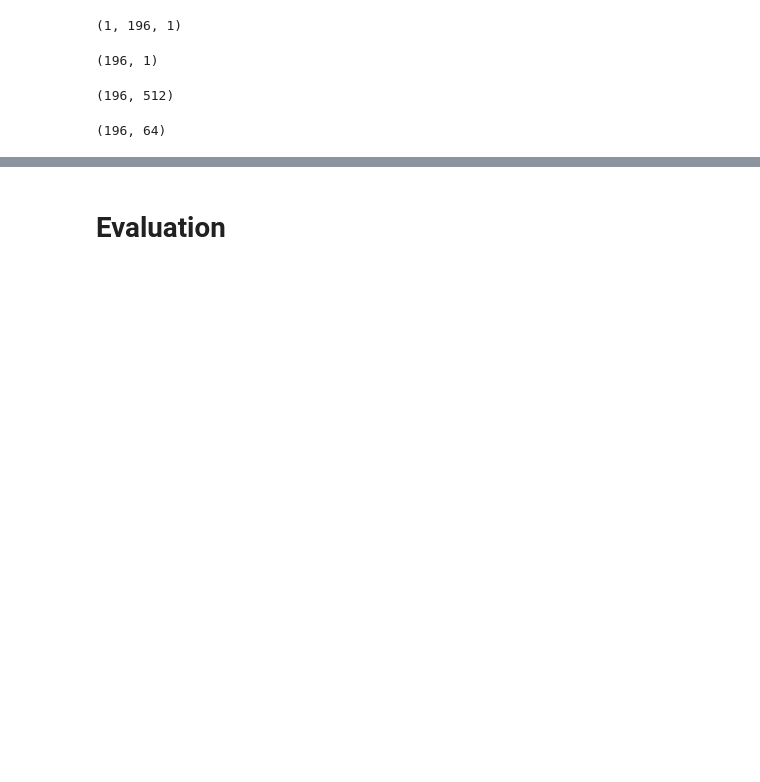
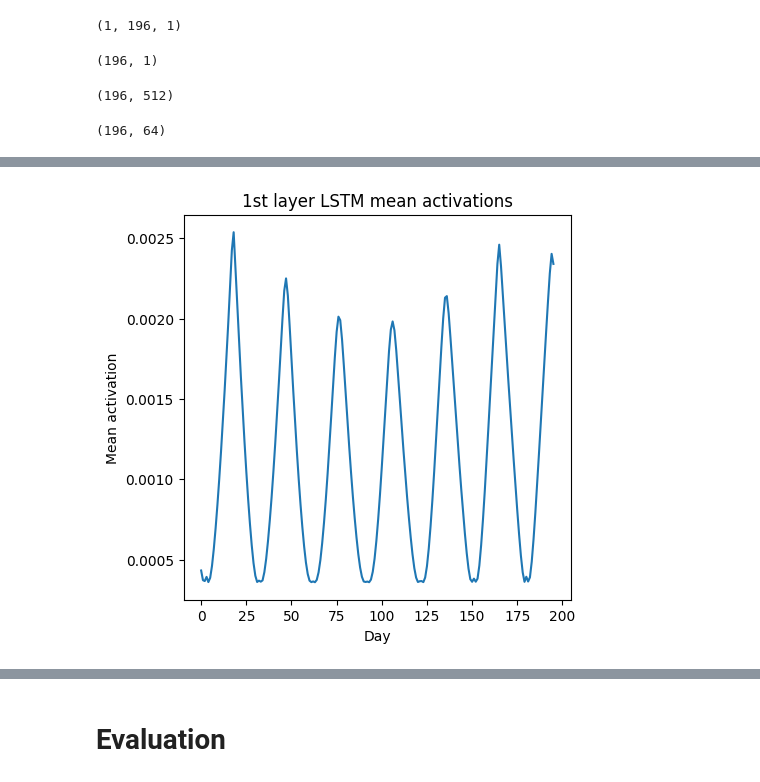
Before and after one commit to artu134/NN_Reinforsed, a Jupyter notebook: LSTMv2.ipynb, the cells around one changed output, grey strips where cells are left out. Drawn from its saved outputs; the diff is of its cells as text; code cells hidden in the pictures; blank space fills up the shorter version.

```diff
--- a/LSTMv2.ipynb
+++ b/LSTMv2.ipynb
@@ -233,0 +224,10 @@ plt.show()
+# %%
+plt.rcParams['figure.figsize'] = [5,5]
+plt.rcParams['figure.dpi'] = 100
+plt.plot(l1.mean(axis=1))
+plt.title("1st layer LSTM mean activations")
+plt.xlabel("Day")
+plt.ylabel("Mean activation")
+plt.show()
+# %% [output]
+[figure, added]
```
Also changed, not shown: parts of 16 cells of this notebook.
